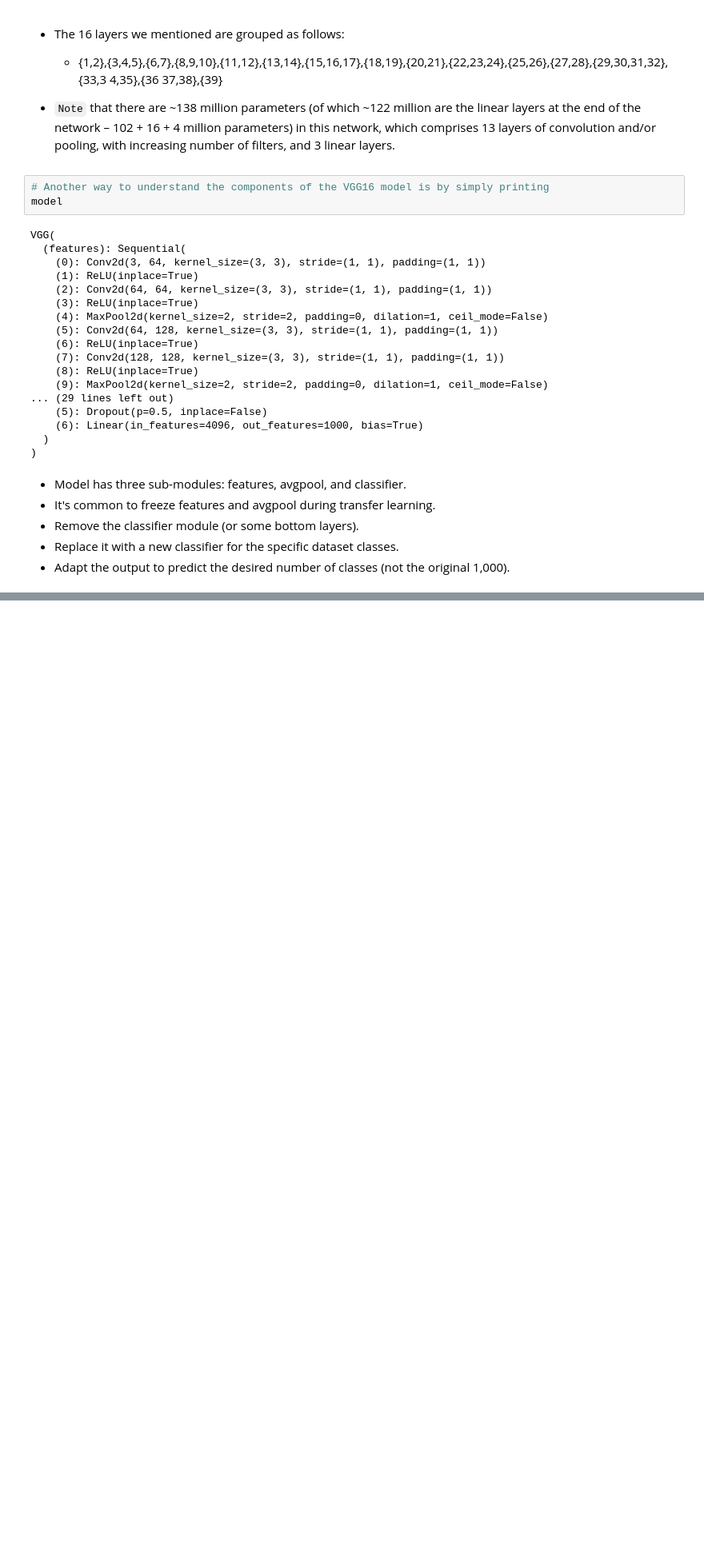
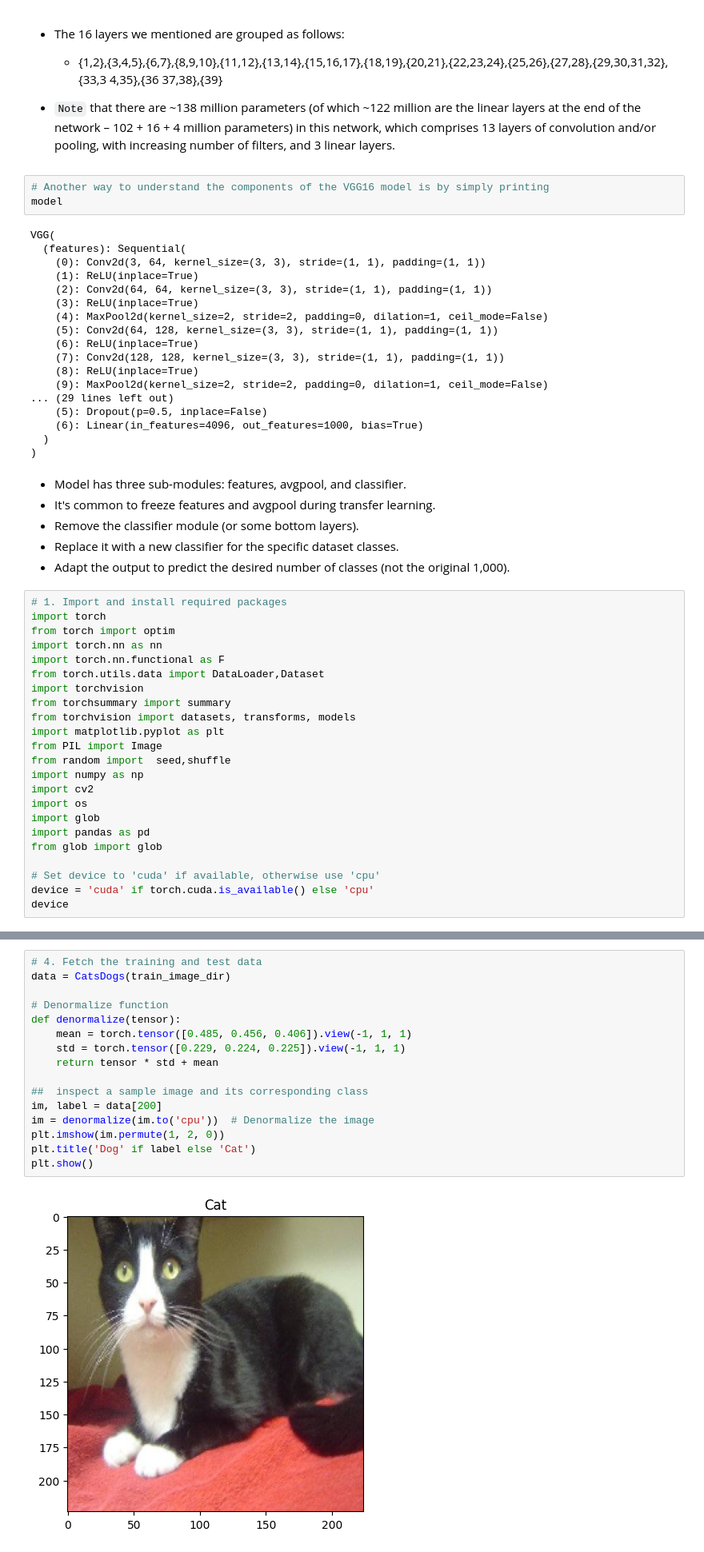
Before and after one commit to Elbhnasy/Modern-Computer-Vision-with-PyTorch-Summary, a Jupyter notebook: Chapter05/ch5.ipynb, the cells around one changed output, grey strips where cells are left out. Shown at 80% size. Cells and saved outputs as stored; diff of their text form; blank space fills up the shorter version.

```diff
--- a/Chapter05/ch5.ipynb
+++ b/Chapter05/ch5.ipynb
@@ -129,3 +129,26 @@ VGG(
 - Remove the classifier module (or some bottom layers).
 - Replace it with a new classifier for the specific dataset classes.
 - Adapt the output to predict the desired number of classes (not the original 1,000).
+# %%
+# 1. Import and install required packages
+import torch
+from torch import optim
+import torch.nn as nn
+import torch.nn.functional as F
+from torch.utils.data import DataLoader,Dataset
+import torchvision
+from torchsummary import summary
+from torchvision import datasets, transforms, models
+import matplotlib.pyplot as plt
+from PIL import Image
+from random import  seed,shuffle
+import numpy as np
+import cv2
+import os
+import glob
+import pandas as pd
+from glob import glob
+
+# Set device to 'cuda' if available, otherwise use 'cpu'
+device = 'cuda' if torch.cuda.is_available() else 'cpu'
+device
@@ -131,0 +202,18 @@ VGG(
+# %%
+# 4. Fetch the training and test data
+data = CatsDogs(train_image_dir)
+
+# Denormalize function
+def denormalize(tensor):
+    mean = torch.tensor([0.485, 0.456, 0.406]).view(-1, 1, 1)
+    std = torch.tensor([0.229, 0.224, 0.225]).view(-1, 1, 1)
+    return tensor * std + mean
+
+##  inspect a sample image and its corresponding class
+im, label = data[200]
+im = denormalize(im.to('cpu'))  # Denormalize the image
+plt.imshow(im.permute(1, 2, 0))
+plt.title('Dog' if label else 'Cat')
+plt.show()
+# %% [output]
+[figure, added]
```
Also changed, not shown: parts of 12 cells of this notebook.
